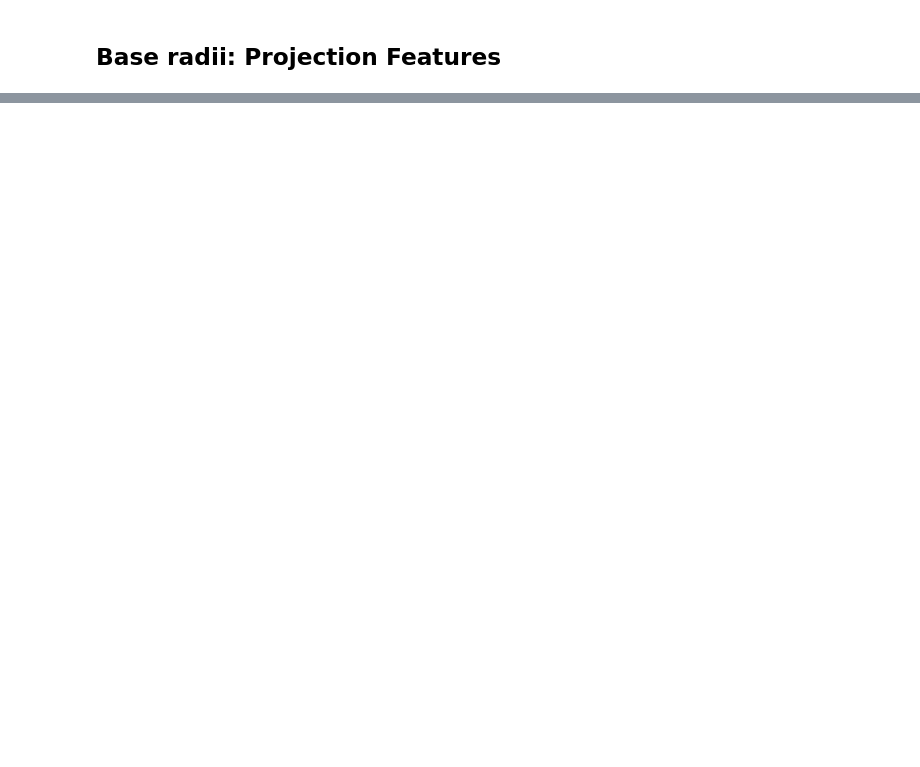
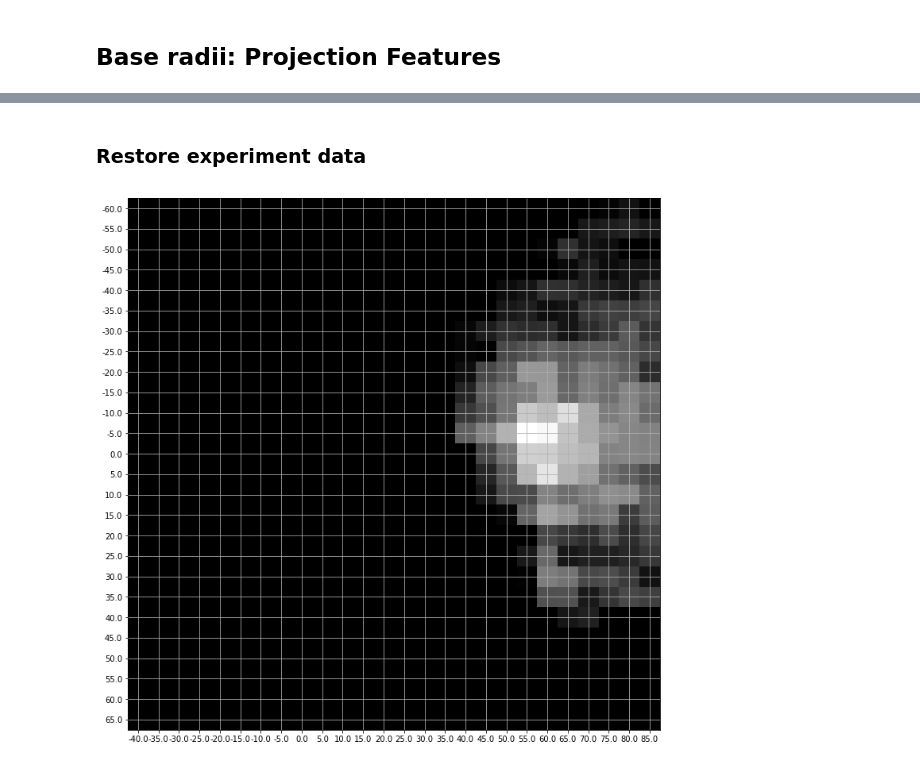
Before and after one commit to gagarinsname/iris, a Jupyter notebook: research/BaseRadii/BaseRadii.ipynb, the cells around one changed output, grey strips where cells are left out. Saved outputs shown, nothing was run; the diff lists cells and outputs as text; code cells hidden in the pictures; blank space fills up the shorter version.

Commit message:
BaseRadii initial experiments notebook

```diff
--- a/research/BaseRadii/BaseRadii.ipynb
+++ b/research/BaseRadii/BaseRadii.ipynb
@@ -48,15 +17,0 @@ plt.plot(features[i][:320])
-# %%
-f1 = list()
-cHist = features[i][:320]
-thr = np.median(cHist)
-for r in range(len(cHist)):
-    if cHist[r] > thr:
-        for j in range(cHist[r]//50):
-            f1.append(r)
-f2 = list()
-cHist = features[i][320:]
-thr = np.median(cHist)
-for r in range(len(cHist)):
-    if cHist[r] > thr:
-        for j in range(cHist[r]//50):
-            f2.append(r)
@@ -98,2 +17,0 @@ array([   80.57837595,  1570.89284556,   856.71196066])
-# %%
-r = np.delete(model.means_, np.argmax(model.covariances_))
@@ -194,0 +276,27 @@ targets[:10]
+# %% [markdown]
+### Restore experiment data
+# %%
+import pandas as pd
+a = pd.read_csv(r"D:\data\BaseRadii\ExperimentAngle.csv")
+a = np.array(a)
+# %%
+a_beg_x = a[:,0]
+a_beg_values = sorted(list(set(a_beg_x)))
+a_beg_range = len(set(a_beg_x))
+a_beg_dict = dict(zip(a_beg_values, range(a_beg_range)))
+a_end_y = a[:,1]
+a_end_values = sorted(list(set(a_end_y)))
+a_end_range = len(set(a_end_y))
+a_end_dict = dict(zip(a_end_values, range(a_end_range)))
+quality_threshold = 0.82
+res = np.zeros((a_beg_range, a_end_range))
+for i in range(a.shape[0]):
+    res[a_beg_dict[a[i,0]], a_end_dict[a[i,1]]] = 255 * a[i,3] * (a[i,3] > quality_threshold)
+
+plt.imshow(res, cmap='gray', vmin=255 * quality_threshold)
+plt.grid()
+xt = plt.xticks(list(range(a_end_range)), list(a_end_dict.keys()))
+yt = plt.yticks(list(range(a_beg_range)), list(a_beg_dict.keys()))
+plt.gcf().set_size_inches(12,18)
+# %% [output]
+[figure, added]
```
Also changed, not shown: parts of 43 cells of this notebook.
